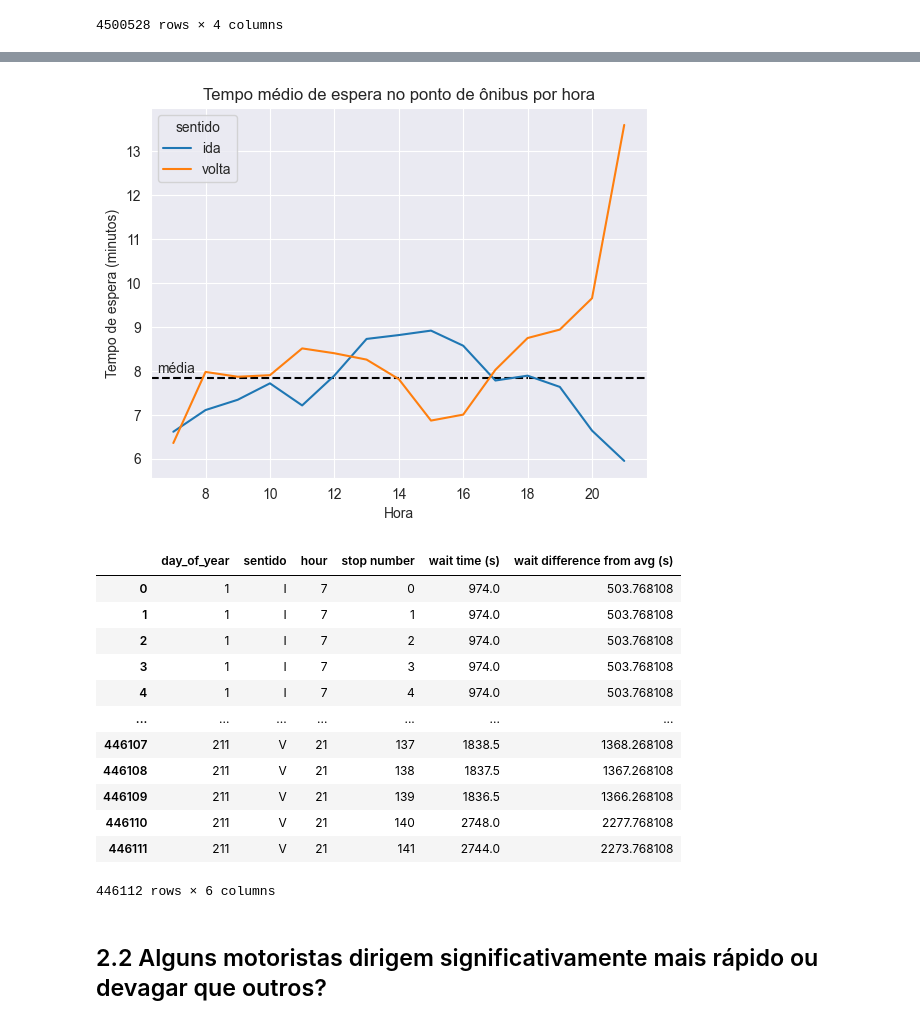
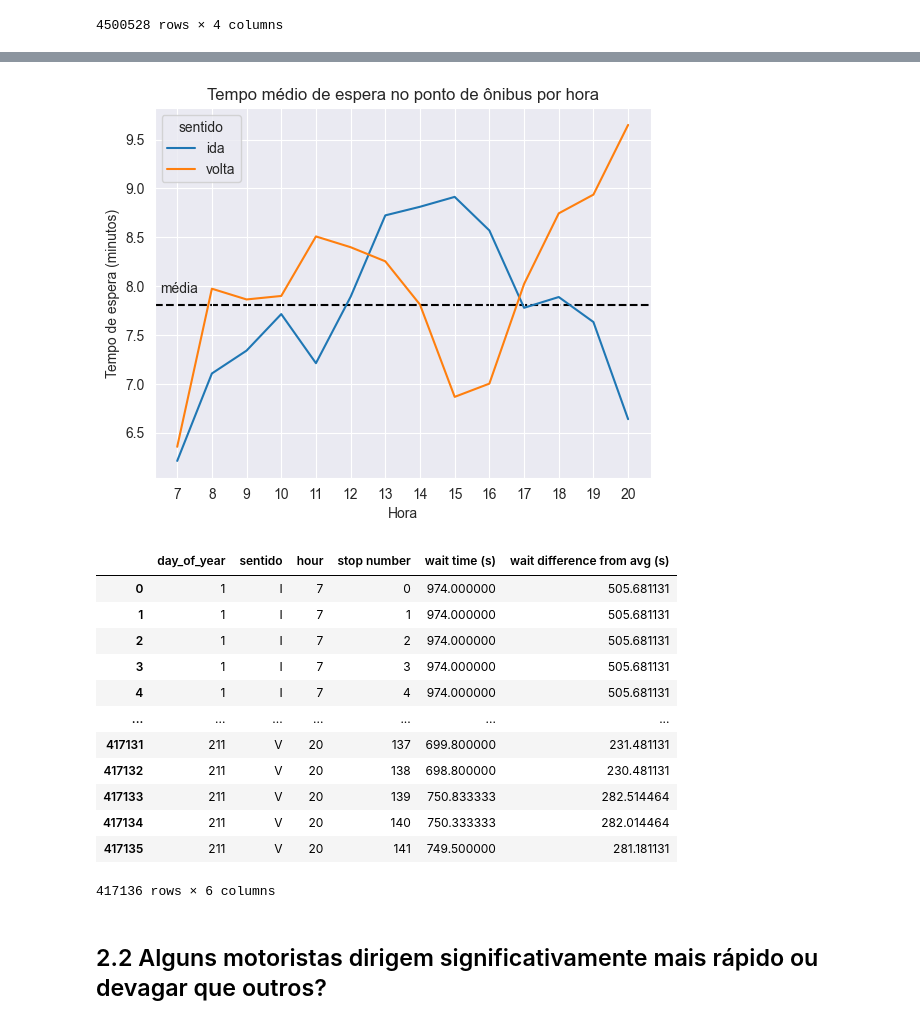
Before and after one commit to Thlamz/transportation, a Jupyter notebook: analysis.ipynb, the cells around one changed output, grey strips where cells are left out. Drawn from its saved outputs; the diff is of its cells as text; code cells hidden in the pictures.

```diff
--- a/analysis.ipynb
+++ b/analysis.ipynb
@@ -225,7 +205,7 @@ day_dataframe
 | 4500527 | 212 | 141 | 2023-07-31 00:38:46.970880066 | V |
 4500528 rows × 4 columns
 # %%
-day_dataframe = day_dataframe[(7 <= day_dataframe['visit_times'].dt.hour) & (day_dataframe['visit_times'].dt.hour <= 21)]
+day_dataframe = day_dataframe[(7 <= day_dataframe['visit_times'].dt.hour) & (day_dataframe['visit_times'].dt.hour <= 20)]
 # %%
 shifted = day_dataframe.groupby(['day_of_year', 'sentido', 'stop number'])['visit_times'].shift(1)
 day_dataframe['time_since_last_visit'] = day_dataframe['visit_times'] - shifted
@@ -349,29 +330,29 @@ sns.move_legend(g, 'upper left', labels=['ida', 'volta'])
 # %%
 g = sns.lineplot(average_wait_time_by_hour, x='hour', hue='sentido', y='wait time (m)')
-g.set(title="Tempo médio de espera no ponto de ônibus por hora", xlabel="Hora", ylabel="Tempo de espera (minutos)")
+g.set(title="Tempo médio de espera no ponto de ônibus por hora", xlabel="Hora", ylabel="Tempo de espera (minutos)", xticks=average_wait_time_by_hour.hour.unique())
 g.axhline(y=wait_time_mean/60, color='black', linestyle='--', zorder=-1)
 g.text(x=6.5, y=wait_time_mean/60 + 0.13, s="média")
 sns.move_legend(g, 'upper left', labels=['ida', 'volta'])
 # %% [output]
-[figure, old version]
+[figure, new version]
 # %%
 grouped_df = day_dataframe.groupby(['day_of_year', 'sentido', 'hour', 'stop number']).agg({'wait time (s)': 'mean', 'wait difference from avg (s)': 'mean'}).reset_index()
 
 grouped_df
 # %% [output]
 |  | day_of_year | sentido | hour | stop number | wait time (s) | wait difference from avg (s) |
-| 0 | 1 | I | 7 | 0 | 974.0 | 503.768108 |
-| 1 | 1 | I | 7 | 1 | 974.0 | 503.768108 |
-| 2 | 1 | I | 7 | 2 | 974.0 | 503.768108 |
-| 3 | 1 | I | 7 | 3 | 974.0 | 503.768108 |
-| 4 | 1 | I | 7 | 4 | 974.0 | 503.768108 |
+| 0 | 1 | I | 7 | 0 | 974.000000 | 505.681131 |
+| 1 | 1 | I | 7 | 1 | 974.000000 | 505.681131 |
+| 2 | 1 | I | 7 | 2 | 974.000000 | 505.681131 |
+| 3 | 1 | I | 7 | 3 | 974.000000 | 505.681131 |
+| 4 | 1 | I | 7 | 4 | 974.000000 | 505.681131 |
 | ... | ... | ... | ... | ... | ... | ... |
-| 446107 | 211 | V | 21 | 137 | 1838.5 | 1368.268108 |
-| 446108 | 211 | V | 21 | 138 | 1837.5 | 1367.268108 |
-| 446109 | 211 | V | 21 | 139 | 1836.5 | 1366.268108 |
-| 446110 | 211 | V | 21 | 140 | 2748.0 | 2277.768108 |
-| 446111 | 211 | V | 21 | 141 | 2744.0 | 2273.768108 |
+| 417131 | 211 | V | 20 | 137 | 699.800000 | 231.481131 |
+| 417132 | 211 | V | 20 | 138 | 698.800000 | 230.481131 |
+| 417133 | 211 | V | 20 | 139 | 750.833333 | 282.514464 |
+| 417134 | 211 | V | 20 | 140 | 750.333333 | 282.014464 |
+| 417135 | 211 | V | 20 | 141 | 749.500000 | 281.181131 |
-446112 rows × 6 columns
+417136 rows × 6 columns
 # %% [markdown]
 ## 2.2	Alguns motoristas dirigem significativamente mais rápido ou devagar que outros?
 # %%
```
Also changed, not shown: parts of 18 cells of this notebook, 3 other files.
